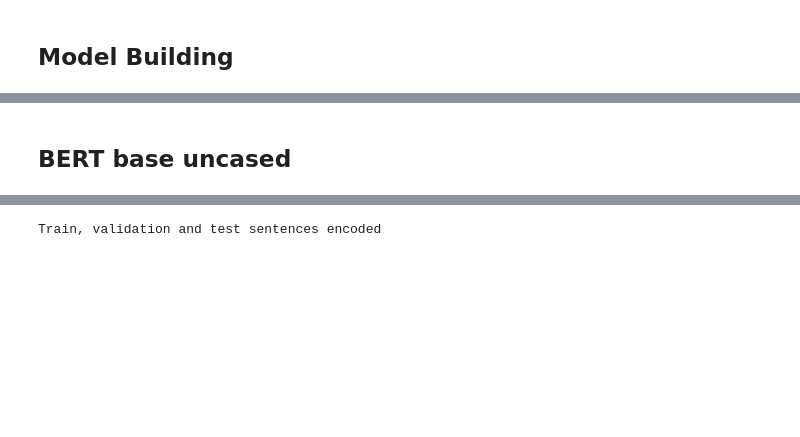
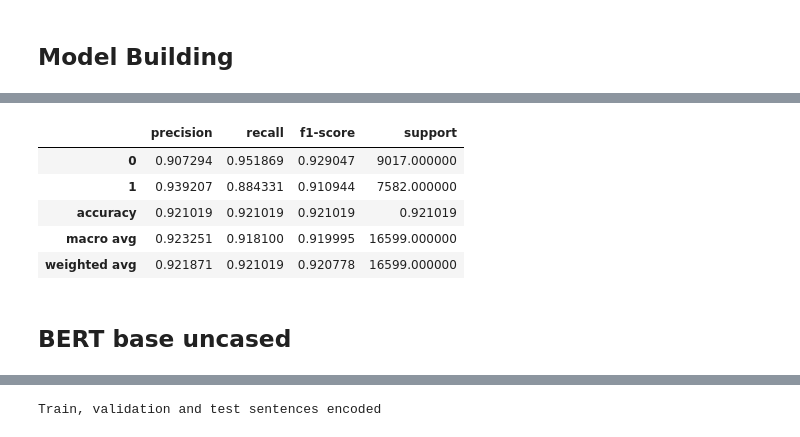
Before and after one commit to chayansraj/Text-Mining-Research, a Jupyter notebook: fake-news-detection.ipynb, the cells around one changed output, grey strips where cells are left out. Cells and saved outputs as stored; diff of their text form; code cells hidden in the pictures; blank space fills up the shorter version.

```diff
--- a/fake-news-detection.ipynb
+++ b/fake-news-detection.ipynb
@@ -272,9 +335,42 @@ plt.show()
+# %%
+vectorizer = TfidfVectorizer()
+
+X = headlines.clean_headline
+y  = headlines.is_sarcastic
+
+X_tfidf = vectorizer.fit_transform(X)
+
+
+# split the dataset for training and testing
+X_train, X_test, y_train, y_test = train_test_split(
+    X_tfidf, y, test_size=0.3, random_state=42
+)
+
+
+# Create a base model
+rf = RandomForestClassifier()
+
+
+# Fit the model to the data
+rf.fit(X_train, y_train)
+
+# Predict the response for test dataset
+y_pred_RF = rf.predict(X_test)
+# %%
+pd.DataFrame(classification_report(y_test, y_pred_RF, output_dict=True)).T
+# %% [output]
+|  | precision | recall | f1-score | support |
+| 0 | 0.907294 | 0.951869 | 0.929047 | 9017.000000 |
+| 1 | 0.939207 | 0.884331 | 0.910944 | 7582.000000 |
+| accuracy | 0.921019 | 0.921019 | 0.921019 | 0.921019 |
+| macro avg | 0.923251 | 0.918100 | 0.919995 | 16599.000000 |
+| weighted avg | 0.921871 | 0.921019 | 0.920778 | 16599.000000 |
+# %% [markdown]
+## BERT base uncased
 # %%
 from transformers import AutoTokenizer, BertTokenizerFast
 from transformers import BertForSequenceClassification, AdamW
 from transformers import Trainer ,TrainingArguments
-# %% [markdown]
-## BERT base uncased
 # %%
 # model name from huggingface library
 model_name = "bert-base-uncased"
```
Also changed, not shown: parts of 32 cells of this notebook.
